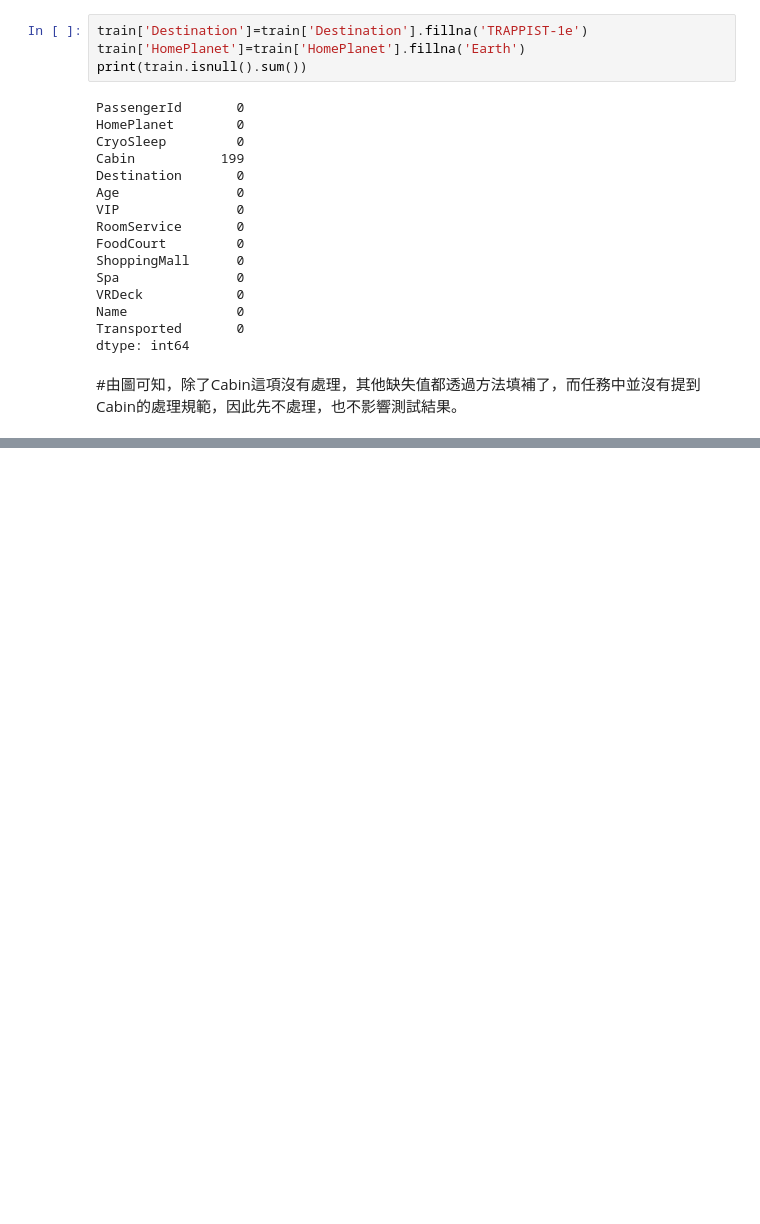
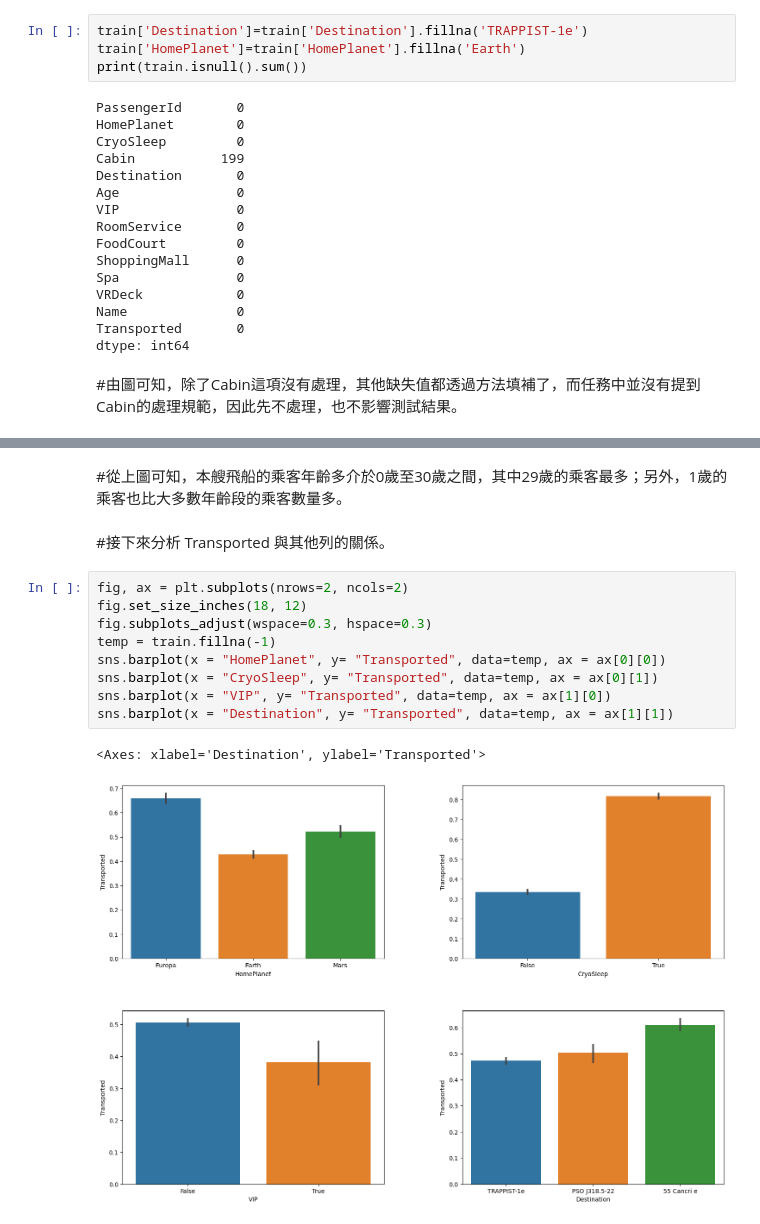
Before and after one commit to Olaf0015/111108007, a Jupyter notebook: 111108007.ipynb, the cells around one changed output, grey strips where cells are left out. Saved outputs shown, nothing was run; the diff lists cells and outputs as text; blank space fills up the shorter version.

```diff
--- a/111108007.ipynb
+++ b/111108007.ipynb
@@ -241,0 +253,16 @@ dtype: int64
+# %% [markdown]
+#從上圖可知，本艘飛船的乘客年齡多介於0歲至30歲之間，其中29歲的乘客最多；另外，1歲的乘客也比大多數年齡段的乘客數量多。
+# %% [markdown]
+#接下來分析 Transported 與其他列的關係。
+# %%
+fig, ax = plt.subplots(nrows=2, ncols=2)
+fig.set_size_inches(18, 12)
+fig.subplots_adjust(wspace=0.3, hspace=0.3)
+temp = train.fillna(-1)
+sns.barplot(x = "HomePlanet", y= "Transported", data=temp, ax = ax[0][0])
+sns.barplot(x = "CryoSleep", y= "Transported", data=temp, ax = ax[0][1])
+sns.barplot(x = "VIP", y= "Transported", data=temp, ax = ax[1][0])
+sns.barplot(x = "Destination", y= "Transported", data=temp, ax = ax[1][1])
+# %% [output]
+<Axes: xlabel='Destination', ylabel='Transported'>
+[figure, added]
```
Also changed, not shown: parts of 19 cells of this notebook, 2 other files.
